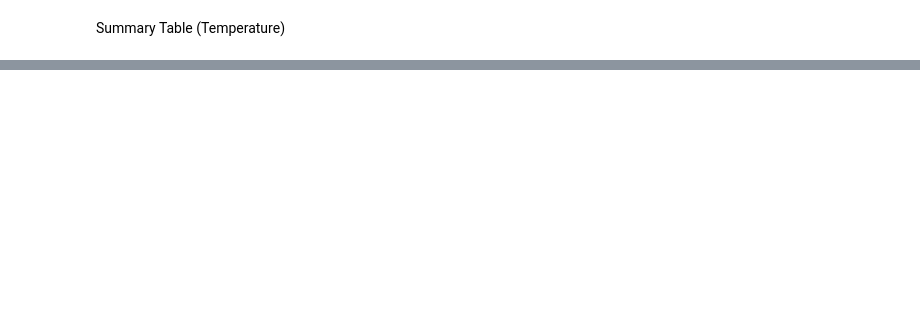
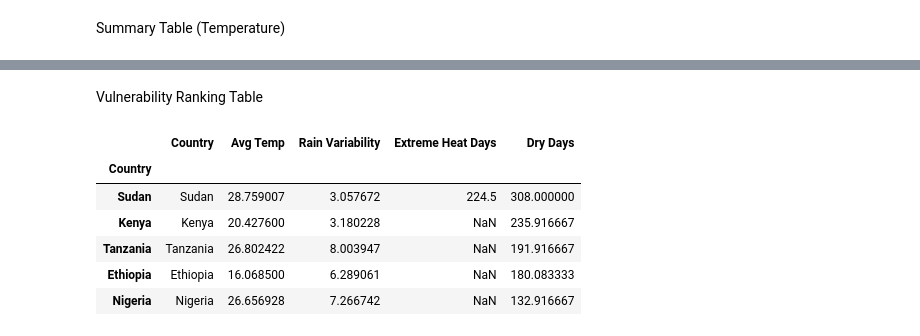
Before and after one commit to mijuuhailu/african-climate-trend, a Jupyter notebook: notebooks/compare_countries.ipynb, the cells around one changed output, grey strips where cells are left out. Drawn from its saved outputs; the diff is of its cells as text; code cells hidden in the pictures; blank space fills up the shorter version.

```diff
--- a/notebooks/compare_countries.ipynb
+++ b/notebooks/compare_countries.ipynb
@@ -34,0 +70,3 @@ temp_summary
+# %%
+rain_summary = df_all.groupby("Country")["PRECTOTCORR"].agg(["mean", "median", "std"])
+rain_summary
@@ -34,0 +85,9 @@ temp_summary
+# %%
+extreme_heat = df_all[df_all["T2M_MAX"] > 35]
+
+heat_counts = extreme_heat.groupby(["Country", "YEAR"]).size().groupby("Country").mean()
+
+heat_counts.plot(kind="bar")
+plt.title("Average Extreme Heat Days per Year")
+plt.ylabel("Days")
+plt.show()
@@ -34,0 +98,9 @@ temp_summary
+# %%
+df_all["Dry"] = df_all["PRECTOTCORR"] < 1
+
+dry_counts = df_all.groupby("Country")["Dry"].sum() / df_all["YEAR"].nunique()
+
+dry_counts.plot(kind="bar")
+plt.title("Average Dry Days per Year")
+plt.ylabel("Days")
+plt.show()
@@ -34,0 +130,22 @@ temp_summary
+# %% [markdown]
+Vulnerability Ranking Table
+# %%
+ranking = pd.DataFrame({
+    "Country": temp_summary.index,
+    "Avg Temp": temp_summary["mean"],
+    "Rain Variability": rain_summary["std"],
+    "Extreme Heat Days": heat_counts,
+    "Dry Days": dry_counts
+})
+
+ranking = ranking.sort_values(by=["Extreme Heat Days", "Dry Days"], ascending=False)
+
+ranking
+# %% [output]
+|  | Country | Avg Temp | Rain Variability | Extreme Heat Days | Dry Days |
+| Country |  |  |  |  |  |
+| Sudan | Sudan | 28.759007 | 3.057672 | 224.5 | 308.000000 |
+| Kenya | Kenya | 20.427600 | 3.180228 | NaN | 235.916667 |
+| Tanzania | Tanzania | 26.802422 | 8.003947 | NaN | 191.916667 |
+| Ethiopia | Ethiopia | 16.068500 | 6.289061 | NaN | 180.083333 |
+| Nigeria | Nigeria | 26.656928 | 7.266742 | NaN | 132.916667 |
```
Also changed, not shown: parts of 19 cells of this notebook.
